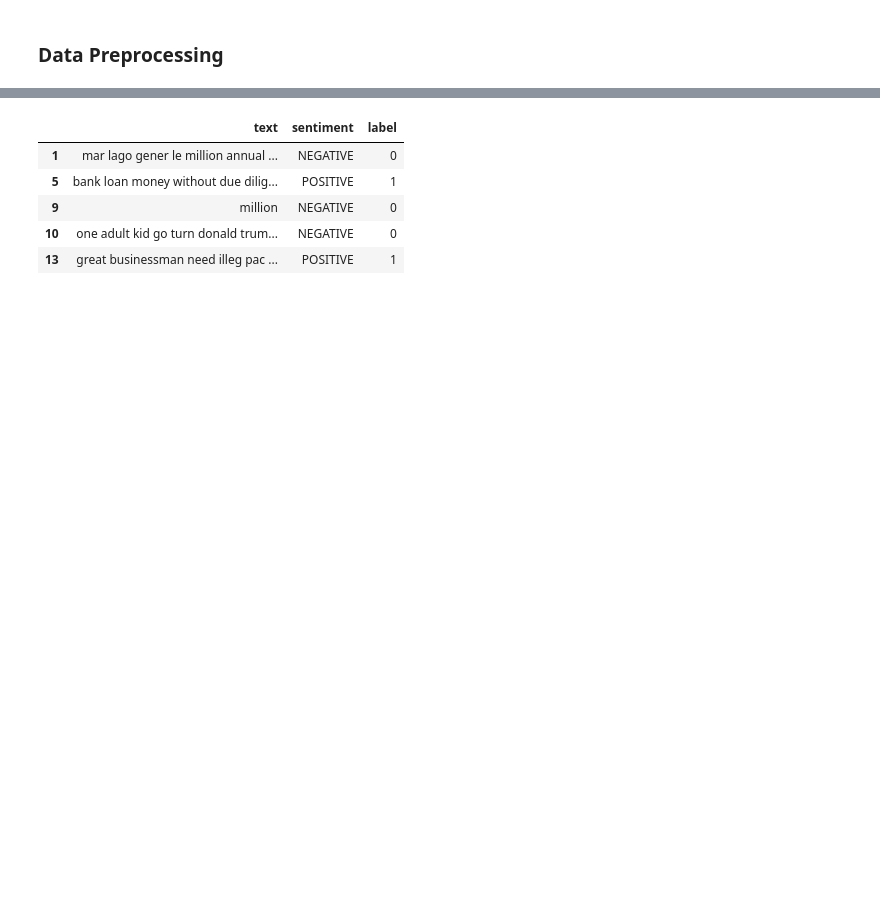
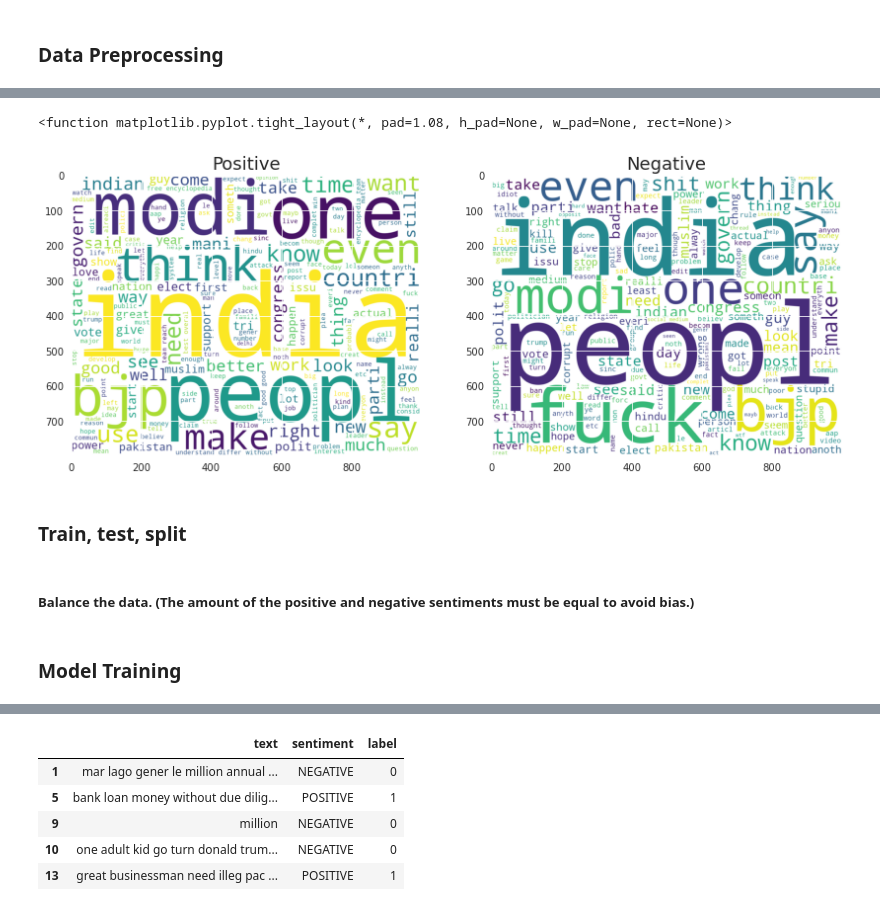
Before and after one commit to xuan112192/Reddit-data-exploring, a Jupyter notebook: Sentiment Classifier.ipynb, the cells around one changed output, grey strips where cells are left out. Drawn from its saved outputs; the diff is of its cells as text; code cells hidden in the pictures; blank space fills up the shorter version.

```diff
--- a/Sentiment Classifier.ipynb
+++ b/Sentiment Classifier.ipynb
@@ -48,0 +233,29 @@ raw_data.head(5)
+# %%
+# Generate word clouds to see word frequency in both positive and negative comments.
+# Create text string for wordcloud function.
+positive_col = train_set.groupby('label').get_group(1).text
+negative_col = train_set.groupby('label').get_group(-1).text
+
+positive_txt = ' '.join(positive_col)
+negative_txt = ' '.join(negative_col)
+# %%
+# Generate word cloud image.
+positive_cloud = WordCloud(width=1000,height=800,background_color='white').generate(positive_txt)
+negative_cloud = WordCloud(width=1000,height=800,background_color='white').generate(negative_txt)
+
+# Display the genarated image.
+f, ax = plt.subplots(nrows=1, ncols=2, figsize=(14,7))
+ax[0].imshow(positive_cloud)
+ax[0].set_title('Positive',fontsize=18)
+
+ax[1].imshow(negative_cloud)
+ax[1].set_title('Negative',fontsize=18)
+
+plt.tight_layout
+# %% [output]
+<function matplotlib.pyplot.tight_layout(*, pad=1.08, h_pad=None, w_pad=None, rect=None)>
+[figure, added]
+# %% [markdown]
+### Train, test, split
+# %% [markdown]
+##### Balance the data. (The amount of the positive and negative sentiments must be equal to avoid bias.)
@@ -48,0 +270,2 @@ raw_data.head(5)
+# %% [markdown]
+### Model Training
```
Also changed, not shown: parts of 34 cells of this notebook, 2 other files.
